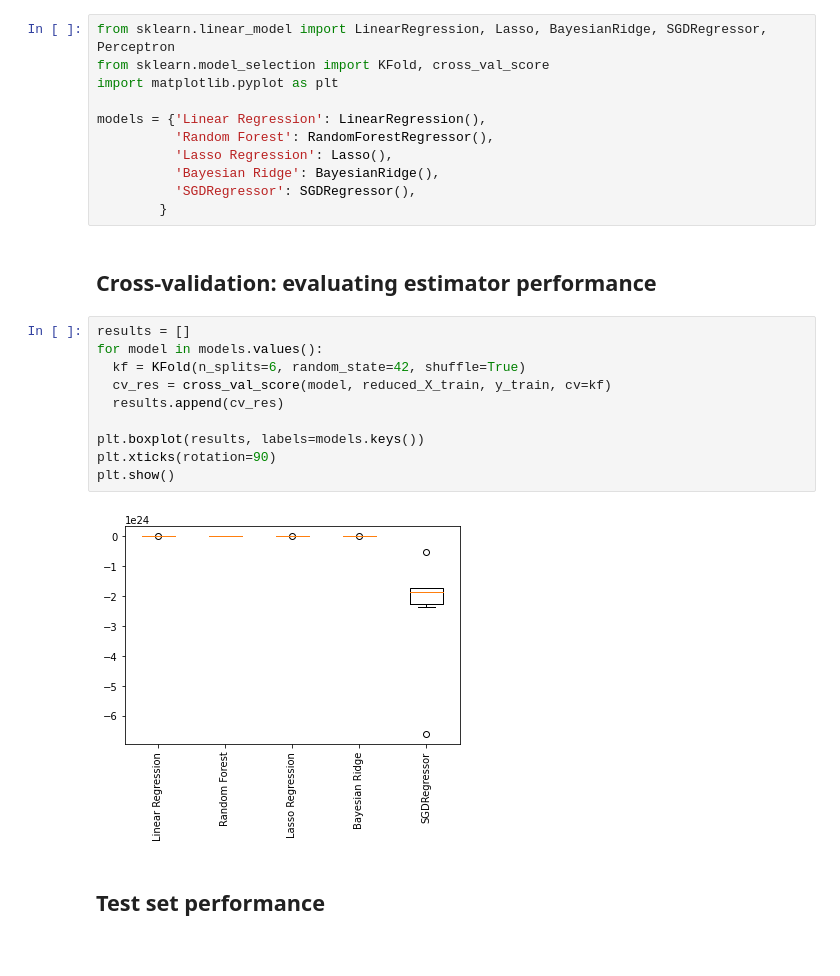
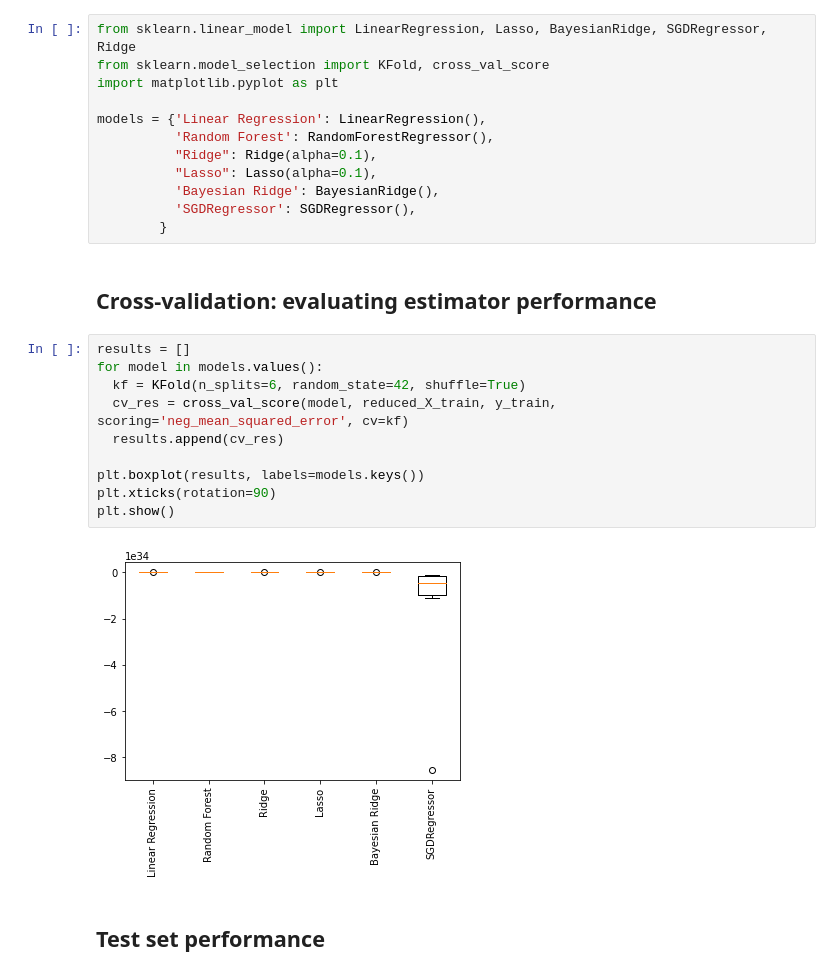
Before and after one commit to mart-anthony-stark/Machine-Learning-and-Deep-Learning, a Jupyter notebook: Housing_Prices_Prediction_Competition.ipynb, the cells around one changed output. Saved outputs shown, nothing was run; the diff lists cells and outputs as text.

```diff
--- a/Housing_Prices_Prediction_Competition.ipynb
+++ b/Housing_Prices_Prediction_Competition.ipynb
@@ -249,13 +249,14 @@ Feature Factorization
 # %% [markdown]
 # Evaluating Different models
 # %%
-from sklearn.linear_model import LinearRegression, Lasso, BayesianRidge, SGDRegressor, Perceptron
+from sklearn.linear_model import LinearRegression, Lasso, BayesianRidge, SGDRegressor, Ridge
 from sklearn.model_selection import KFold, cross_val_score
 import matplotlib.pyplot as plt
 
 models = {'Linear Regression': LinearRegression(),
           'Random Forest': RandomForestRegressor(),
-          'Lasso Regression': Lasso(),
+          "Ridge": Ridge(alpha=0.1),
+          "Lasso": Lasso(alpha=0.1),
           'Bayesian Ridge': BayesianRidge(),
           'SGDRegressor': SGDRegressor(),
         }
@@ -264,15 +265,15 @@ models = {'Linear Regression': LinearRegression(),
 # %%
 results = []
 for model in models.values():
   kf = KFold(n_splits=6, random_state=42, shuffle=True)
-  cv_res = cross_val_score(model, reduced_X_train, y_train, cv=kf)
+  cv_res = cross_val_score(model, reduced_X_train, y_train, scoring='neg_mean_squared_error', cv=kf)
   results.append(cv_res)
 
 plt.boxplot(results, labels=models.keys())
 plt.xticks(rotation=90)
 plt.show()
 # %% [output]
-[figure, old version]
+[figure, new version]
 # %% [markdown]
 ## Test set performance
 # %%
```
Also changed, not shown: parts of 1 cell of this notebook.
